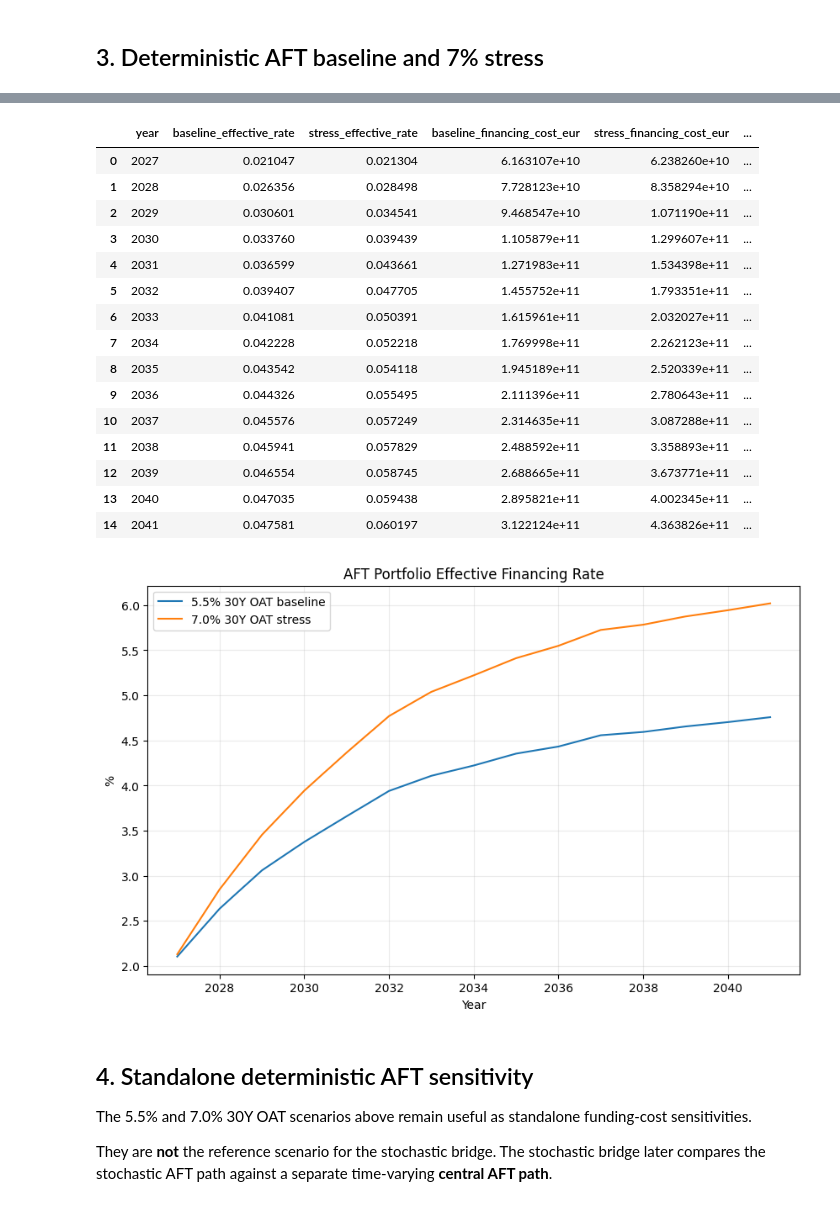
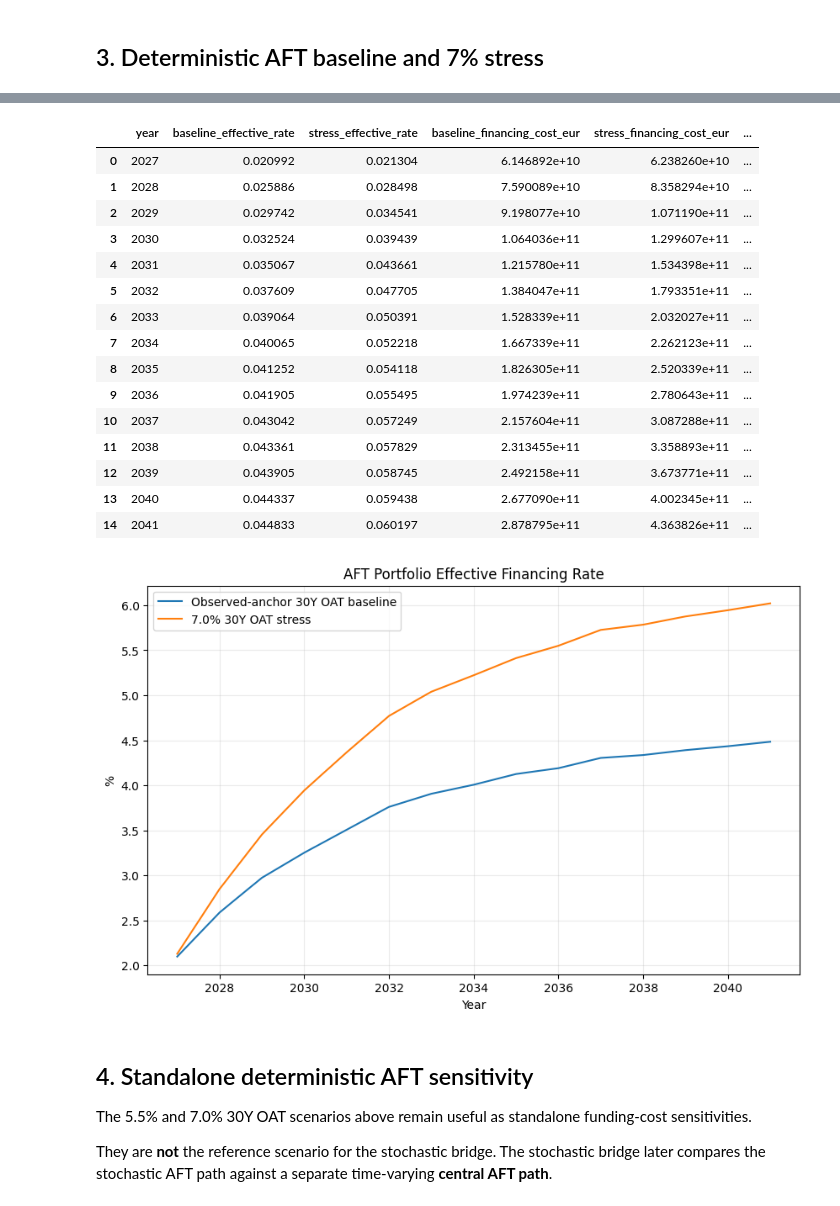
Before and after one commit to MikelCoti/french_oat_model, a Jupyter notebook: notebooks/02_stochastic_dsa.ipynb, the cells around one changed output, grey strips where cells are left out. Drawn from its saved outputs; the diff is of its cells as text; code cells hidden in the pictures.

```diff
--- a/notebooks/02_stochastic_dsa.ipynb
+++ b/notebooks/02_stochastic_dsa.ipynb
@@ -170,7 +170,14 @@ Initial primary balance/GDP: -2.7%
 # %% [markdown]
 ## 3. Deterministic AFT baseline and 7% stress
 # %%
-BASELINE_OAT_30Y = 0.055
+# ============================================================
+# Observed 2026 30Y OAT starting condition
+# ============================================================
+
+CURRENT_OAT_30Y = 0.0517
+
+# Anchor used by the yield-curve bridge.
+BASELINE_OAT_30Y = CURRENT_OAT_30Y
 
 NOMINAL_CURVE_OFFSETS_TO_30Y = {
     1.0:  -0.0150,
@@ -311,45 +318,45 @@ aft_comparison["interest_cost_shock_bn"] = (
 aft_comparison
 # %% [output]
 |  | year | baseline_effective_rate | stress_effective_rate | baseline_financing_cost_eur | stress_financing_cost_eur | ... |
-| 0 | 2027 | 0.021047 | 0.021304 | 6.163107e+10 | 6.238260e+10 | ... |
-| 1 | 2028 | 0.026356 | 0.028498 | 7.728123e+10 | 8.358294e+10 | ... |
-| 2 | 2029 | 0.030601 | 0.034541 | 9.468547e+10 | 1.071190e+11 | ... |
-| 3 | 2030 | 0.033760 | 0.039439 | 1.105879e+11 | 1.299607e+11 | ... |
-| 4 | 2031 | 0.036599 | 0.043661 | 1.271983e+11 | 1.534398e+11 | ... |
-| 5 | 2032 | 0.039407 | 0.047705 | 1.455752e+11 | 1.793351e+11 | ... |
-| 6 | 2033 | 0.041081 | 0.050391 | 1.615961e+11 | 2.032027e+11 | ... |
-| 7 | 2034 | 0.042228 | 0.052218 | 1.769998e+11 | 2.262123e+11 | ... |
-| 8 | 2035 | 0.043542 | 0.054118 | 1.945189e+11 | 2.520339e+11 | ... |
-| 9 | 2036 | 0.044326 | 0.055495 | 2.111396e+11 | 2.780643e+11 | ... |
-| 10 | 2037 | 0.045576 | 0.057249 | 2.314635e+11 | 3.087288e+11 | ... |
-| 11 | 2038 | 0.045941 | 0.057829 | 2.488592e+11 | 3.358893e+11 | ... |
-| 12 | 2039 | 0.046554 | 0.058745 | 2.688665e+11 | 3.673771e+11 | ... |
-| 13 | 2040 | 0.047035 | 0.059438 | 2.895821e+11 | 4.002345e+11 | ... |
-| 14 | 2041 | 0.047581 | 0.060197 | 3.122124e+11 | 4.363826e+11 | ... |
+| 0 | 2027 | 0.020992 | 0.021304 | 6.146892e+10 | 6.238260e+10 | ... |
+| 1 | 2028 | 0.025886 | 0.028498 | 7.590089e+10 | 8.358294e+10 | ... |
+| 2 | 2029 | 0.029742 | 0.034541 | 9.198077e+10 | 1.071190e+11 | ... |
+| 3 | 2030 | 0.032524 | 0.039439 | 1.064036e+11 | 1.299607e+11 | ... |
+| 4 | 2031 | 0.035067 | 0.043661 | 1.215780e+11 | 1.534398e+11 | ... |
+| 5 | 2032 | 0.037609 | 0.047705 | 1.384047e+11 | 1.793351e+11 | ... |
+| 6 | 2033 | 0.039064 | 0.050391 | 1.528339e+11 | 2.032027e+11 | ... |
+| 7 | 2034 | 0.040065 | 0.052218 | 1.667339e+11 | 2.262123e+11 | ... |
+| 8 | 2035 | 0.041252 | 0.054118 | 1.826305e+11 | 2.520339e+11 | ... |
+| 9 | 2036 | 0.041905 | 0.055495 | 1.974239e+11 | 2.780643e+11 | ... |
+| 10 | 2037 | 0.043042 | 0.057249 | 2.157604e+11 | 3.087288e+11 | ... |
+| 11 | 2038 | 0.043361 | 0.057829 | 2.313455e+11 | 3.358893e+11 | ... |
+| 12 | 2039 | 0.043905 | 0.058745 | 2.492158e+11 | 3.673771e+11 | ... |
+| 13 | 2040 | 0.044337 | 0.059438 | 2.677090e+11 | 4.002345e+11 | ... |
+| 14 | 2041 | 0.044833 | 0.060197 | 2.878795e+11 | 4.363826e+11 | ... |
 # %%
 fig, ax = plt.subplots(figsize=(10, 6))
 
 ax.plot(
     aft_baseline_path["year"],
     aft_baseline_path["effective_financing_rate"] * 100,
-    label="5.5% 30Y OAT baseline",
+    label="Observed-anchor 30Y OAT baseline",
 )
 
 ax.plot(
     aft_stress_path["year"],
     aft_stress_path["effective_financing_rate"] * 100,
     label="7.0% 30Y OAT stress",
 )
 
 ax.set_title("AFT Portfolio Effective Financing Rate")
 ax.set_xlabel("Year")
 ax.set_ylabel("%")
 ax.legend()
 ax.grid(alpha=0.25)
 
 plt.show()
 # %% [output]
-[figure, old version]
+[figure, new version]
 # %% [markdown]
 ## 4. Standalone deterministic AFT sensitivity
 
```
Also changed, not shown: parts of 15 cells of this notebook, 14 other files.
